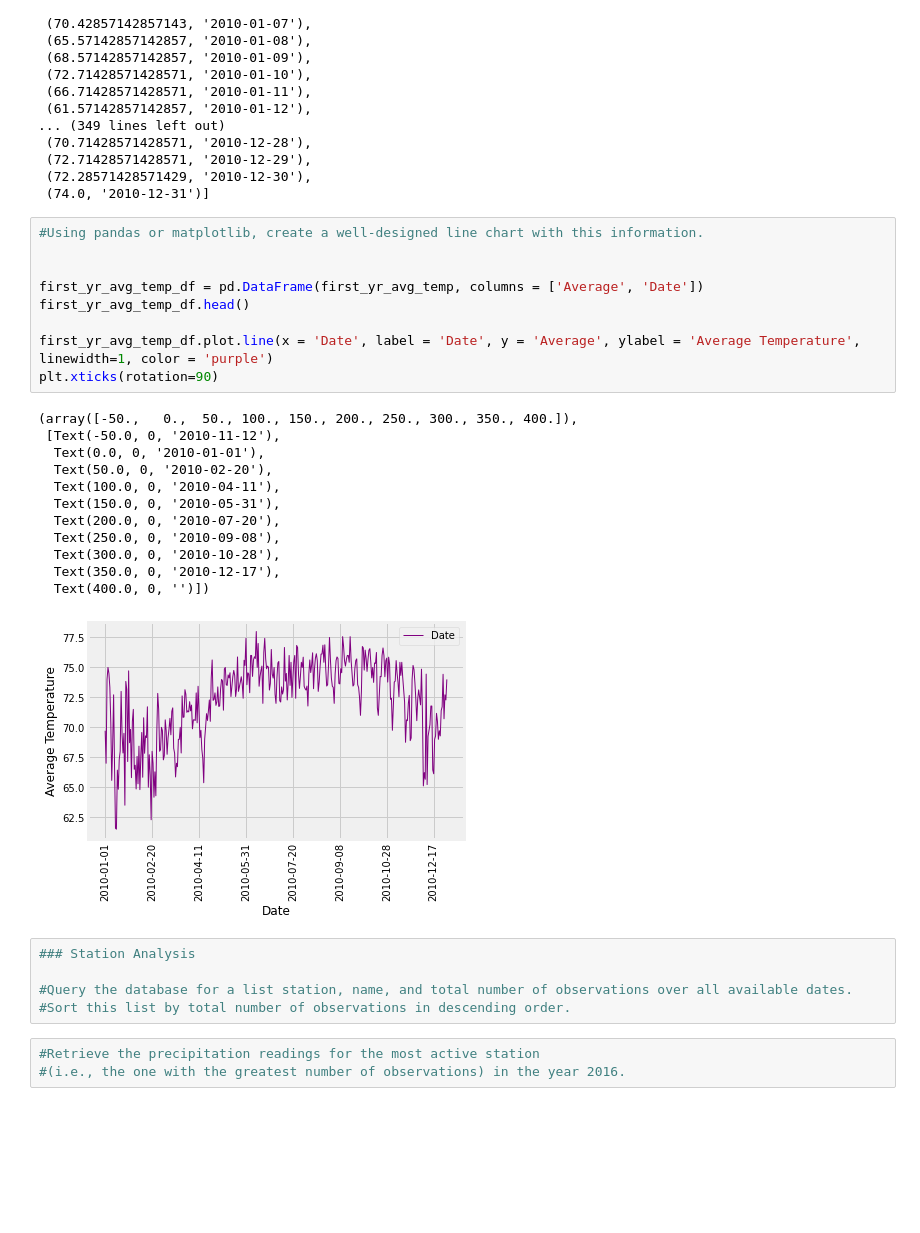
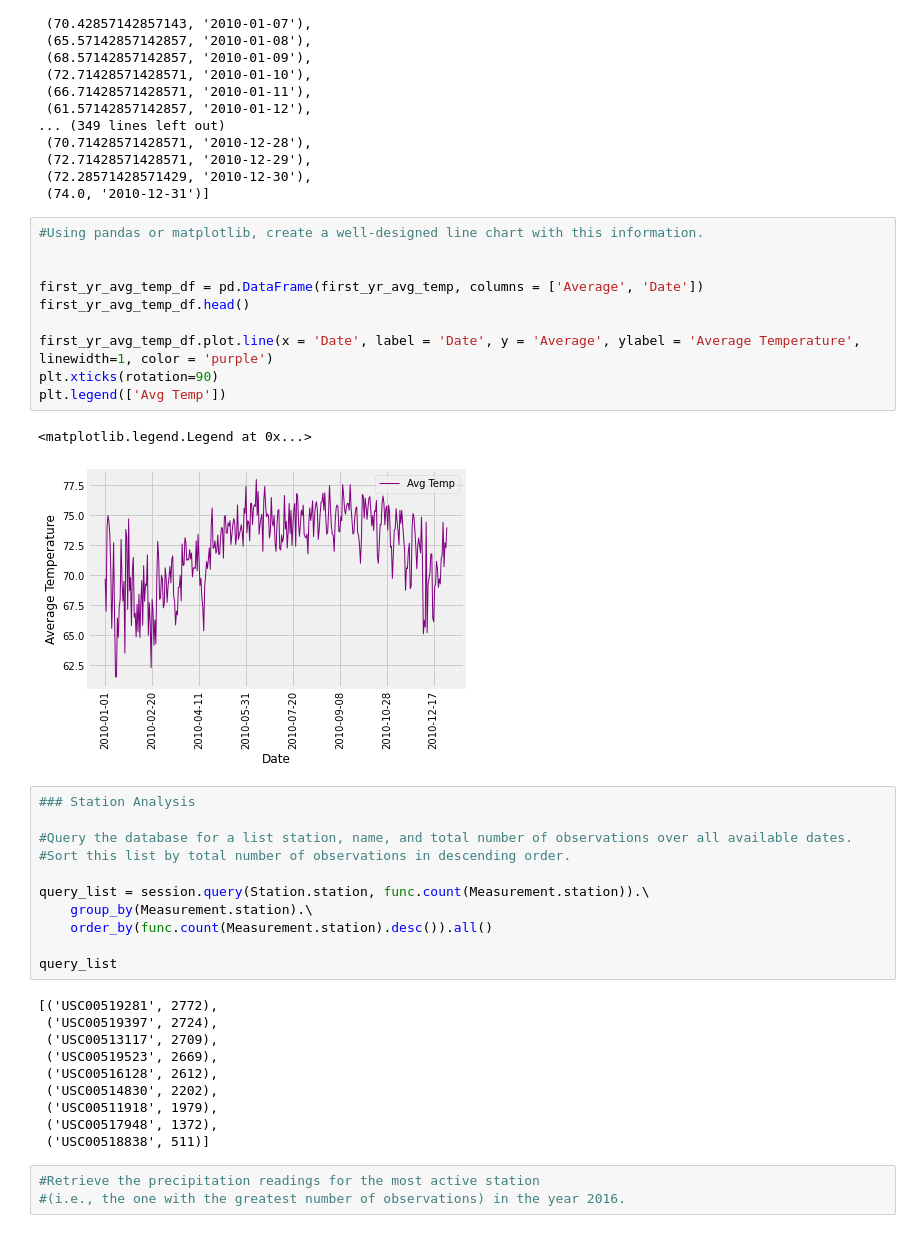
Before and after one commit to jvolosin/new-sql_alchemy, a Jupyter notebook: climate_starter_new.ipynb, the cells around one changed output. Cells and saved outputs as stored; diff of their text form; blank space fills up the shorter version.

Commit message:
query for number of observations per station

```diff
--- a/climate_starter_new.ipynb
+++ b/climate_starter_new.ipynb
@@ -78,30 +78,37 @@ first_yr_avg_temp
 # %%
 #Using pandas or matplotlib, create a well-designed line chart with this information.
 
 
 first_yr_avg_temp_df = pd.DataFrame(first_yr_avg_temp, columns = ['Average', 'Date'])
 first_yr_avg_temp_df.head()
 
 first_yr_avg_temp_df.plot.line(x = 'Date', label = 'Date', y = 'Average', ylabel = 'Average Temperature', linewidth=1, color = 'purple')
 plt.xticks(rotation=90)
+plt.legend(['Avg Temp'])
 # %% [output]
-(array([-50.,   0.,  50., 100., 150., 200., 250., 300., 350., 400.]),
- [Text(-50.0, 0, '2010-11-12'),
-  Text(0.0, 0, '2010-01-01'),
-  Text(50.0, 0, '2010-02-20'),
-  Text(100.0, 0, '2010-04-11'),
-  Text(150.0, 0, '2010-05-31'),
-  Text(200.0, 0, '2010-07-20'),
-  Text(250.0, 0, '2010-09-08'),
-  Text(300.0, 0, '2010-10-28'),
-  Text(350.0, 0, '2010-12-17'),
-  Text(400.0, 0, '')])
+<matplotlib.legend.Legend at 0x...>
-[figure, old version]
+[figure, new version]
 # %%
 ### Station Analysis
 
 #Query the database for a list station, name, and total number of observations over all available dates.
 #Sort this list by total number of observations in descending order.
+
+query_list = session.query(Station.station, func.count(Measurement.station)).\
+    group_by(Measurement.station).\
+    order_by(func.count(Measurement.station).desc()).all()
+
+query_list
+# %% [output]
+[('USC00519281', 2772),
+ ('USC00519397', 2724),
+ ('USC00513117', 2709),
+ ('USC00519523', 2669),
+ ('USC00516128', 2612),
+ ('USC00514830', 2202),
+ ('USC00511918', 1979),
+ ('USC00517948', 1372),
+ ('USC00518838', 511)]
 # %%
 #Retrieve the precipitation readings for the most active station
 #(i.e., the one with the greatest number of observations) in the year 2016.
```
